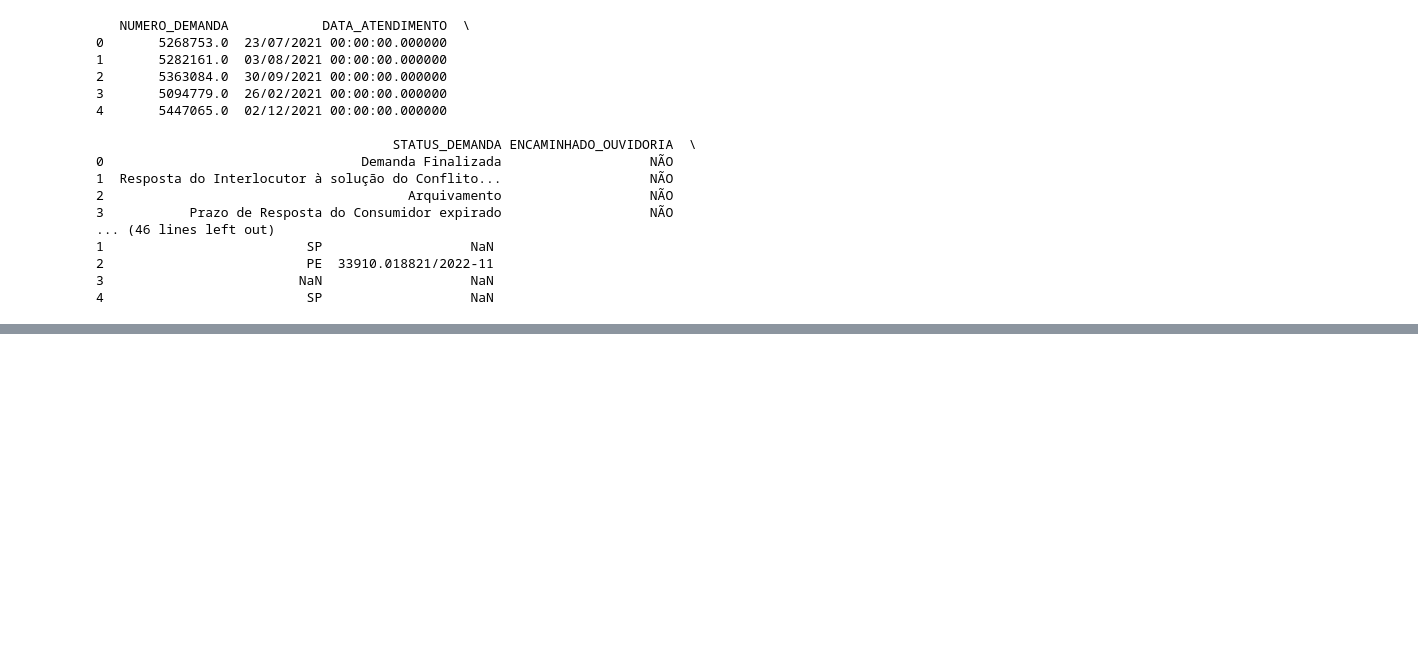
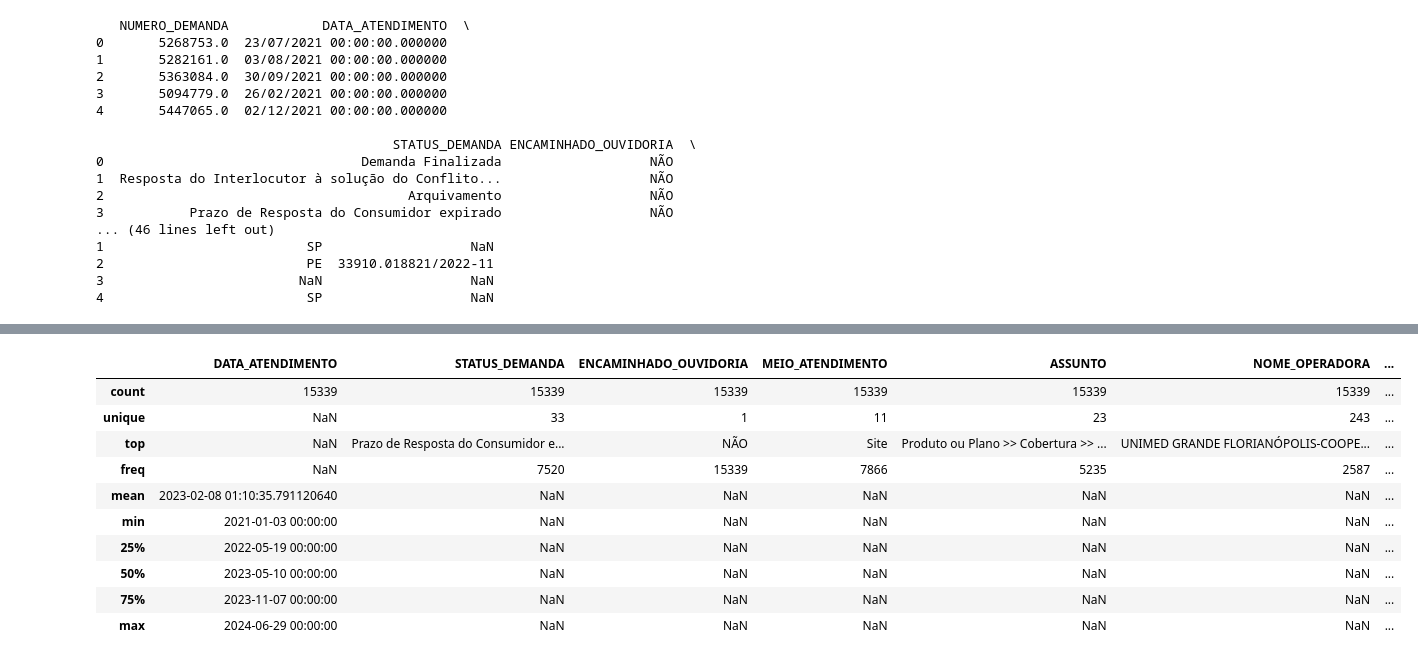
Before and after one commit to andzagz/sc-healthcare-trends, a Jupyter notebook: cluster_ouvidoria.ipynb, the cells around one changed output, grey strips where cells are left out. Saved outputs shown, nothing was run; the diff lists cells and outputs as text; code cells hidden in the pictures; blank space fills up the shorter version.

```diff
--- a/cluster_ouvidoria.ipynb
+++ b/cluster_ouvidoria.ipynb
@@ -92,0 +59,8 @@ selected_df
+# %%
+df = full_df
+df = df[df['UF_ATENDIMENTO_BENEFICIARIO'] == 'SC']
+# Convert 'DATA_ATENDIMENTO' to datetime
+df['DATA_ATENDIMENTO'] = pd.to_datetime(df['DATA_ATENDIMENTO'], format='%d/%m/%Y %H:%M:%S.%f', errors='coerce')
+# Convert 'DT_NASC_BENEFICIARIO' to datetime, handling errors
+df['DT_NASC_BENEFICIARIO'] = pd.to_datetime(df['DT_NASC_BENEFICIARIO'], format='%d/%m/%Y %H:%M:%S.%f', errors='coerce')
+df.head()
@@ -92,0 +84,20 @@ selected_df
+# %%
+today = pd.to_datetime('today')
+
+# Calculate age considering leap years
+df['IDADE'] = today.year - df['DT_NASC_BENEFICIARIO'].dt.year - (
+    (today.month < df['DT_NASC_BENEFICIARIO'].dt.month) |
+    ((today.month == df['DT_NASC_BENEFICIARIO'].dt.month) & (today.day < df['DT_NASC_BENEFICIARIO'].dt.day))
+).astype(int)
+
+# Function to categorize age groups according to WHO
+def faixa_etaria(idade):
+    if idade <=18:
+      return 'Jovem'
+    elif idade <=59:
+      return 'Adulto'
+    else:
+      return 'Idoso'
+
+df['IDADE'] = df['IDADE'].apply(faixa_etaria)
+df.head(5)
@@ -92,0 +121,6 @@ selected_df
+# %%
+# Select columns that may contribute for analysis
+df = df.drop(columns=['NUMERO_DEMANDA', 'DT_NASC_BENEFICIARIO', 'REGISTRO_ANS',
+                      'UF_BENEFICIARIO', 'CD_MUN_BENEFICIARIO', 'NUMERO_PROCESSO',
+                      'UF_ATENDIMENTO_BENEFICIARIO'])
+df.head(5)
@@ -92,0 +134,15 @@ selected_df
+# %%
+# Descriptive Analysis
+df.describe(include='all')
+# %% [output]
+|  | DATA_ATENDIMENTO | STATUS_DEMANDA | ENCAMINHADO_OUVIDORIA | MEIO_ATENDIMENTO | ASSUNTO | NOME_OPERADORA | ... |
+| count | 15339 | 15339 | 15339 | 15339 | 15339 | 15339 | ... |
+| unique | NaN | 33 | 1 | 11 | 23 | 243 | ... |
+| top | NaN | Prazo de Resposta do Consumidor e... | NÃO | Site | Produto ou Plano >> Cobertura >> ... | UNIMED GRANDE FLORIANÓPOLIS-COOPE... | ... |
+| freq | NaN | 7520 | 15339 | 7866 | 5235 | 2587 | ... |
+| mean | 2023-02-08 01:10:35.791120640 | NaN | NaN | NaN | NaN | NaN | ... |
+| min | 2021-01-03 00:00:00 | NaN | NaN | NaN | NaN | NaN | ... |
+| 25% | 2022-05-19 00:00:00 | NaN | NaN | NaN | NaN | NaN | ... |
+| 50% | 2023-05-10 00:00:00 | NaN | NaN | NaN | NaN | NaN | ... |
+| 75% | 2023-11-07 00:00:00 | NaN | NaN | NaN | NaN | NaN | ... |
+| max | 2024-06-29 00:00:00 | NaN | NaN | NaN | NaN | NaN | ... |
```
Also changed, not shown: parts of 27 cells of this notebook.
